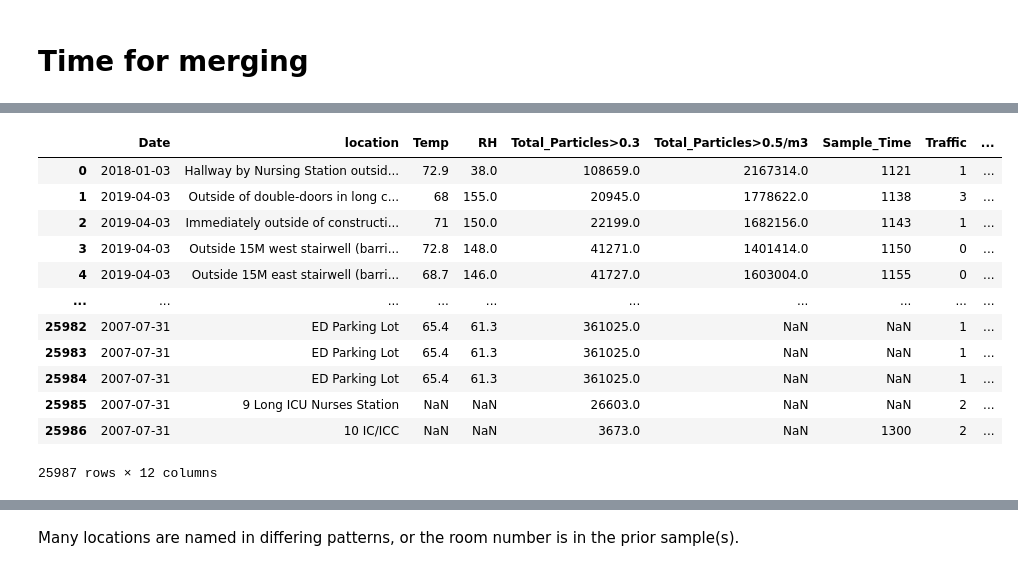
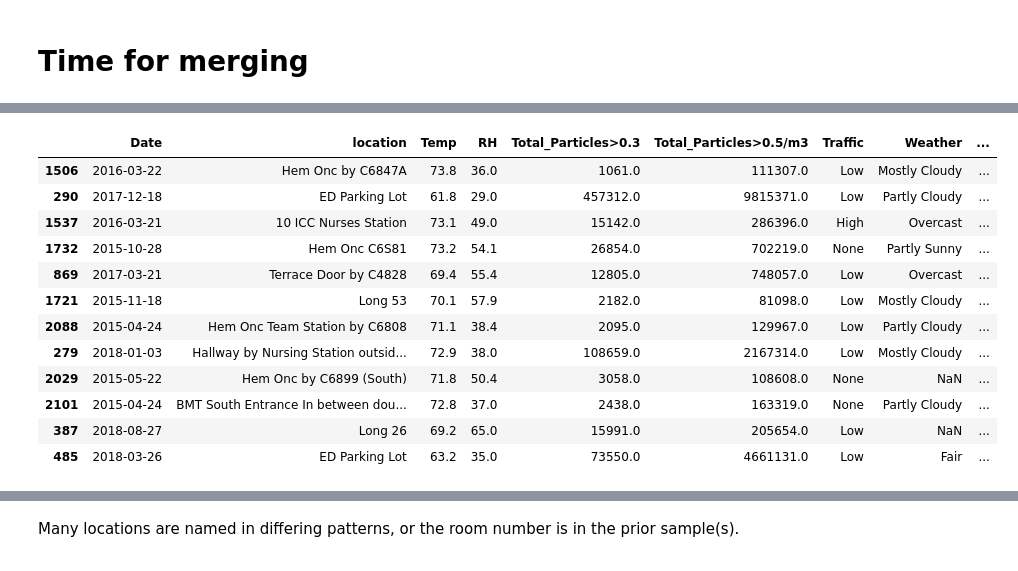
Before and after one commit to jamesclay06/Springboard, a Jupyter notebook: ViableSamplingProject/ViableAirSampling.ipynb, the cells around one changed output, grey strips where cells are left out. Drawn from its saved outputs; the diff is of its cells as text; code cells hidden in the pictures.

```diff
--- a/ViableSamplingProject/ViableAirSampling.ipynb
+++ b/ViableSamplingProject/ViableAirSampling.ipynb
@@ -217,0 +329,6 @@ ic.shape, mc.shape
+# %%
+mc['Weather'] = mc['Weather'].astype('category')
+assert mc['Weather'].dtype == 'category'
+
+ic['Weather'] = ic['Weather'].astype('category')
+assert ic['Weather'].dtype == 'category'
@@ -218,7 +375,12 @@ ic.shape, mc.shape
+# %%
+#fixing time
+#pd.to_datetime(mc["Sample_Time"],format='%H%M').dt.time
+#ic['Sample_Time'] = pd.to_datetime(ic["Sample_Time"]).dt.strftime('%H:%M')
+ic = ic.drop('Sample_Time', axis=1)
+mc = mc.drop('Sample_Time', axis=1)
 # %%
 #merging the particulate data now that they are in the same format
 part_df = pd.DataFrame(pd.concat([ic, mc]))
 
-part_df.index = part_df['Date']
-part_df.head(), part_df.shape
+part_df.sample(12), part_df.shape
 # %% [output]
@@ -243,6 +405,5 @@ part_df.head(), part_df.shape
 # Time for merging
 # %%
 #fixing the index
-cfu_df = cfu_df.set_index('Date')
-cfu_df.index, part_df.index
+cfu_df.shape, part_df.shape
 # %% [output]
@@ -265,17 +432,17 @@ cfu_df.index, part_df.index
 # %%
-df = part_df.merge(cfu_df,  how='left', on=['location'])
-df
+df = part_df.merge(cfu_df,  how='left', on=['Date','location'])
+df.sample(12)
 # %% [output]
-|  | Date | location | Temp | RH | Total_Particles>0.3 | Total_Particles>0.5/m3 | Sample_Time | Traffic | ... |
-| 0 | 2018-01-03 | Hallway by Nursing Station outsid... | 72.9 | 38.0 | 108659.0 | 2167314.0 | 1121 | 1 | ... |
-| 1 | 2019-04-03 | Outside of double-doors in long c... | 68 | 155.0 | 20945.0 | 1778622.0 | 1138 | 3 | ... |
-| 2 | 2019-04-03 | Immediately outside of constructi... | 71 | 150.0 | 22199.0 | 1682156.0 | 1143 | 1 | ... |
-| 3 | 2019-04-03 | Outside 15M west stairwell (barri... | 72.8 | 148.0 | 41271.0 | 1401414.0 | 1150 | 0 | ... |
-| 4 | 2019-04-03 | Outside 15M east stairwell (barri... | 68.7 | 146.0 | 41727.0 | 1603004.0 | 1155 | 0 | ... |
-| ... | ... | ... | ... | ... | ... | ... | ... | ... | ... |
-| 25982 | 2007-07-31 | ED Parking Lot | 65.4 | 61.3 | 361025.0 | NaN | NaN | 1 | ... |
-| 25983 | 2007-07-31 | ED Parking Lot | 65.4 | 61.3 | 361025.0 | NaN | NaN | 1 | ... |
-| 25984 | 2007-07-31 | ED Parking Lot | 65.4 | 61.3 | 361025.0 | NaN | NaN | 1 | ... |
-| 25985 | 2007-07-31 | 9 Long ICU Nurses Station | NaN | NaN | 26603.0 | NaN | NaN | 2 | ... |
-| 25986 | 2007-07-31 | 10 IC/ICC | NaN | NaN | 3673.0 | NaN | 1300 | 2 | ... |
+|  | Date | location | Temp | RH | Total_Particles>0.3 | Total_Particles>0.5/m3 | Traffic | Weather | ... |
+| 1506 | 2016-03-22 | Hem Onc by C6847A | 73.8 | 36.0 | 1061.0 | 111307.0 | Low | Mostly Cloudy | ... |
+| 290 | 2017-12-18 | ED Parking Lot | 61.8 | 29.0 | 457312.0 | 9815371.0 | Low | Partly Cloudy | ... |
+| 1537 | 2016-03-21 | 10 ICC Nurses Station | 73.1 | 49.0 | 15142.0 | 286396.0 | High | Overcast | ... |
+| 1732 | 2015-10-28 | Hem Onc C6S81 | 73.2 | 54.1 | 26854.0 | 702219.0 | None | Partly Sunny | ... |
+| 869 | 2017-03-21 | Terrace Door by C4828 | 69.4 | 55.4 | 12805.0 | 748057.0 | Low | Overcast | ... |
+| 1721 | 2015-11-18 | Long 53 | 70.1 | 57.9 | 2182.0 | 81098.0 | Low | Mostly Cloudy | ... |
+| 2088 | 2015-04-24 | Hem Onc Team Station by C6808 | 71.1 | 38.4 | 2095.0 | 129967.0 | Low | Partly Cloudy | ... |
+| 279 | 2018-01-03 | Hallway by Nursing Station outsid... | 72.9 | 38.0 | 108659.0 | 2167314.0 | Low | Mostly Cloudy | ... |
+| 2029 | 2015-05-22 | Hem Onc by C6899 (South) | 71.8 | 50.4 | 3058.0 | 108608.0 | None | NaN | ... |
+| 2101 | 2015-04-24 | BMT South Entrance In between dou... | 72.8 | 37.0 | 2438.0 | 163319.0 | None | Partly Cloudy | ... |
+| 387 | 2018-08-27 | Long 26 | 69.2 | 65.0 | 15991.0 | 205654.0 | Low | NaN | ... |
+| 485 | 2018-03-26 | ED Parking Lot | 63.2 | 35.0 | 73550.0 | 4661131.0 | Low | Fair | ... |
-25987 rows × 12 columns
```
Also changed, not shown: parts of 51 cells of this notebook.
